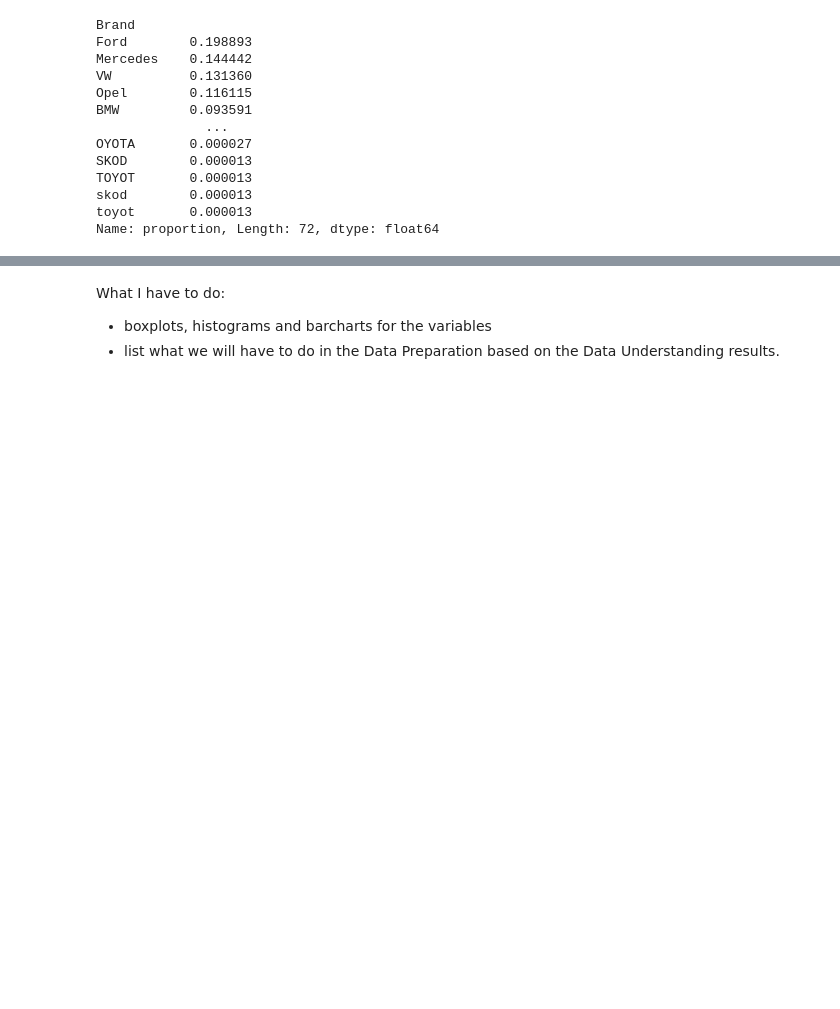
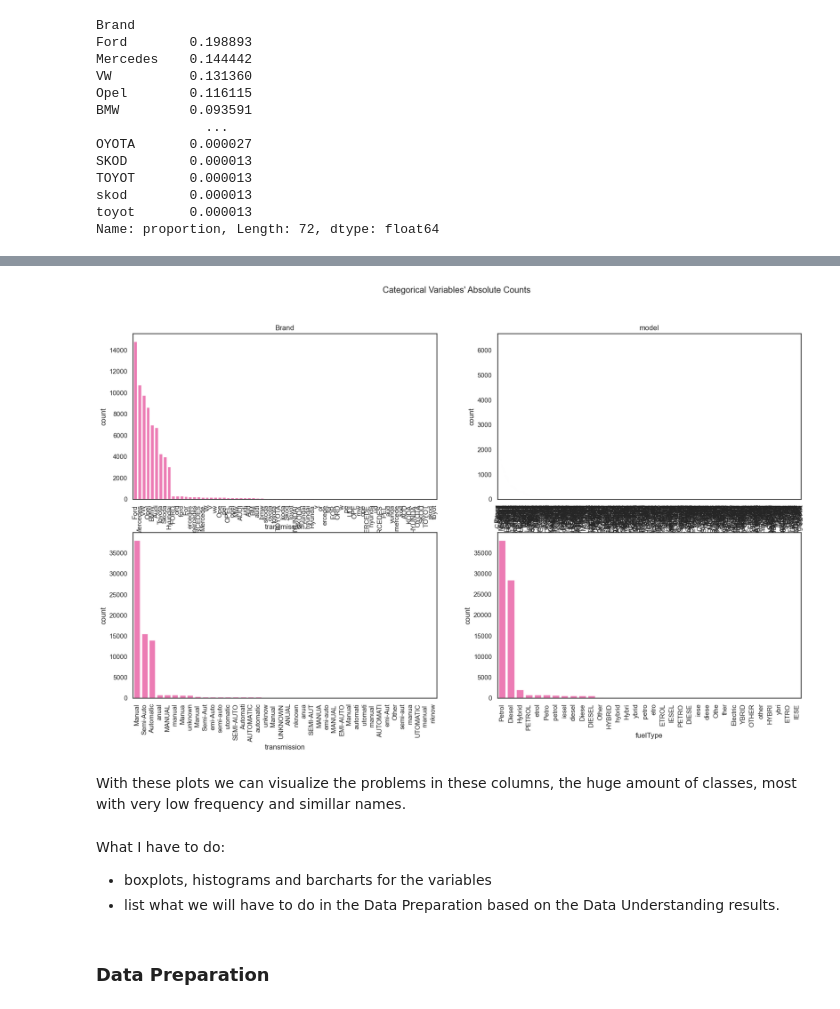
Before and after one commit to barbara-sousa-franco/Machine-Learning-Project, a Jupyter notebook: Deliverable 1.ipynb, the cells around one changed output, grey strips where cells are left out. Cells and saved outputs as stored; diff of their text form; code cells hidden in the pictures; blank space fills up the shorter version.

```diff
--- a/Deliverable 1.ipynb
+++ b/Deliverable 1.ipynb
@@ -307,4 +404,28 @@ Name: proportion, Length: 72, dtype: float64
+# %%
+sns.set(style="white")
+
+fig, axes = plt.subplots(
+    2,
+    ceil(len(categorical_features) / 2),
+    figsize=(20, 11)
+    )
+
+for ax, feat in zip(axes.flatten(), categorical_features):
+    sns.countplot(x=df_train[feat], ax=ax,
+                  order=df_train[feat].value_counts().index, color = 'hotpink')
+    ax.set_title(feat)
+    ax.tick_params(axis='x', rotation=90)  # roda os labels no eixo x
+
+
+plt.suptitle("Categorical Variables' Absolute Counts")
+plt.show()
+# %% [output]
+[figure, added]
+# %% [markdown]
+With these plots we can visualize the problems in these columns, the huge amount of classes, most with very low frequency and simillar names.
 # %% [markdown]
 What I have to do:
 - boxplots, histograms and barcharts for the variables
 - list what we will have to do in the Data Preparation based on the Data Understanding results.
+# %% [markdown]
+### Data Preparation
```
Also changed, not shown: parts of 11 cells of this notebook.
